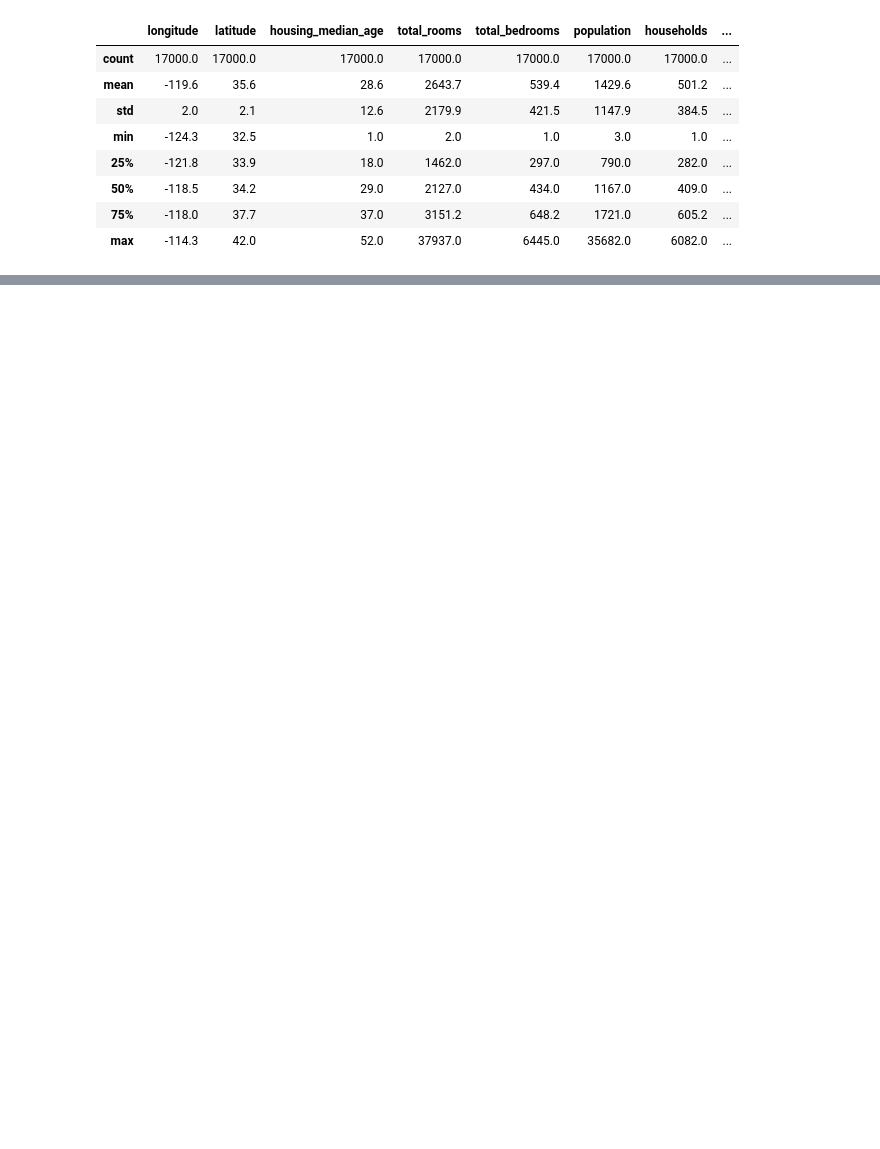
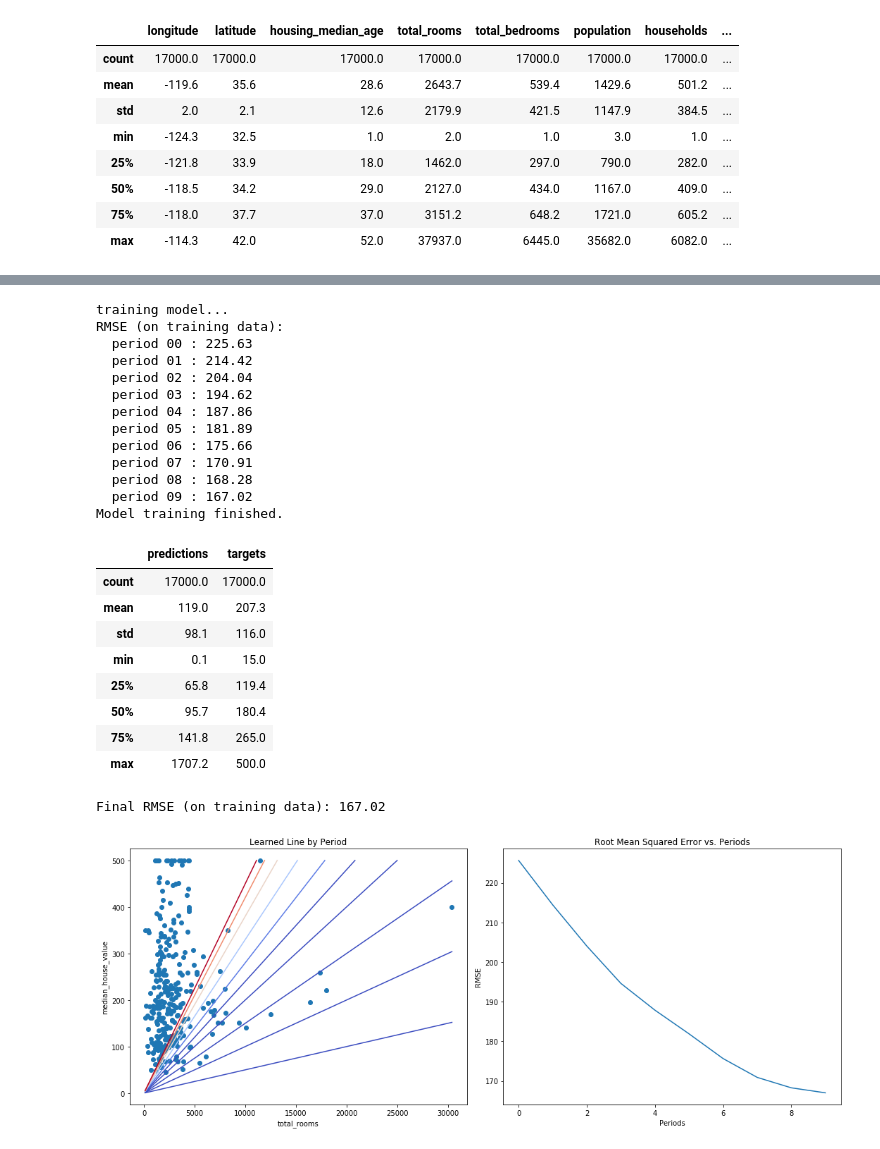
Before and after one commit to MattTriano/ML_crash_course_work, a Jupyter notebook: First_Steps.ipynb, the cells around one changed output, grey strips where cells are left out. Drawn from its saved outputs; the diff is of its cells as text; code cells hidden in the pictures; blank space fills up the shorter version.

```diff
--- a/First_Steps.ipynb
+++ b/First_Steps.ipynb
@@ -55,0 +312,31 @@ feature_columns = [tf.feature_column.numeric_column("total_rooms")]
+# %%
+train_model(
+    learning_rate=0.0001,
+    steps=100,
+    batch_size=1
+)
+# %% [output]
+training model...
+RMSE (on training data):
+  period 00 : 225.63
+  period 01 : 214.42
+  period 02 : 204.04
+  period 03 : 194.62
+  period 04 : 187.86
+  period 05 : 181.89
+  period 06 : 175.66
+  period 07 : 170.91
+  period 08 : 168.28
+  period 09 : 167.02
+Model training finished.
+|  | predictions | targets |
+| count | 17000.0 | 17000.0 |
+| mean | 119.0 | 207.3 |
+| std | 98.1 | 116.0 |
+| min | 0.1 | 15.0 |
+| 25% | 65.8 | 119.4 |
+| 50% | 95.7 | 180.4 |
+| 75% | 141.8 | 265.0 |
+| max | 1707.2 | 500.0 |
+Final RMSE (on training data): 167.02
+[figure, added]
```
Also changed, not shown: parts of 16 cells of this notebook.
